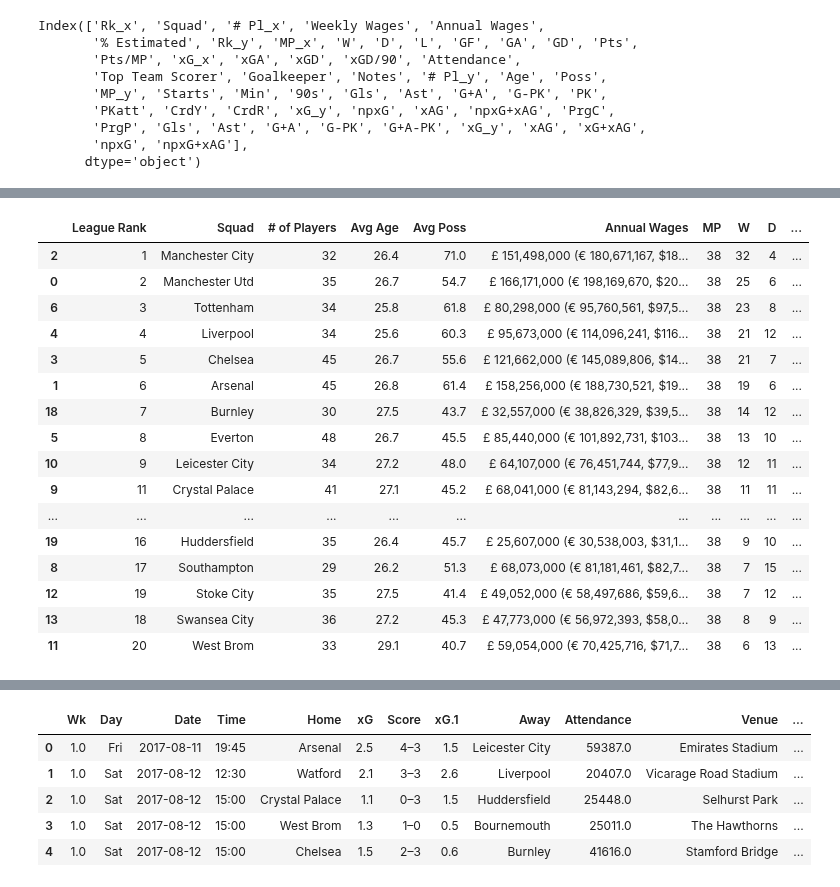
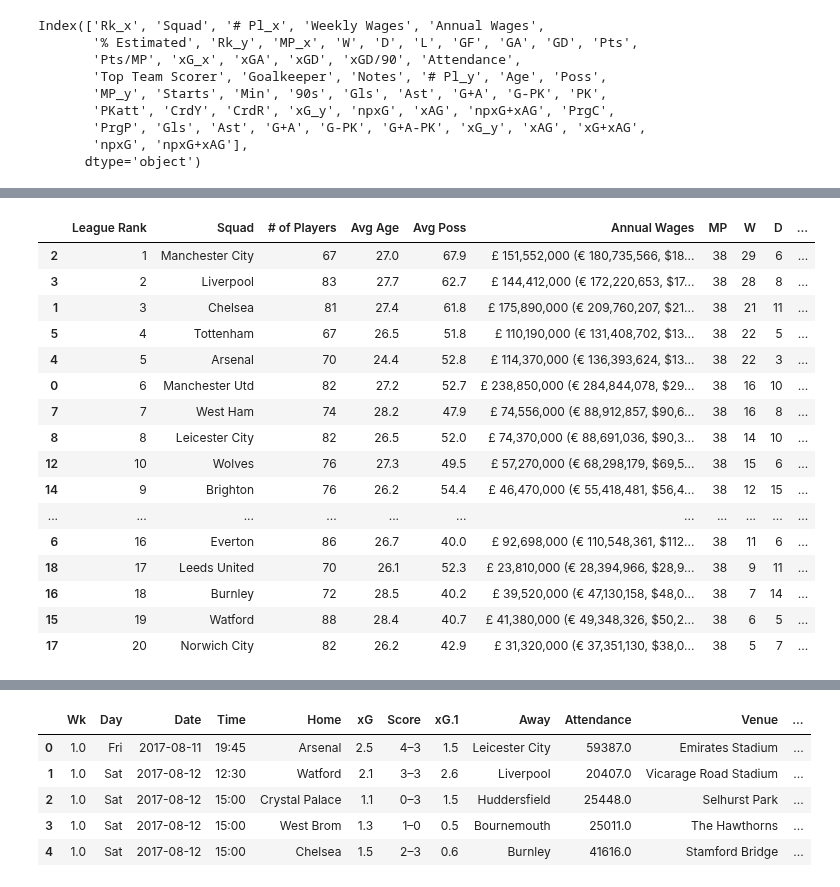
Before and after one commit to GurpreetChugh/Project-Football, a Jupyter notebook: EPL_Project_Football.ipynb, the cells around one changed output, grey strips where cells are left out. Saved outputs shown, nothing was run; the diff lists cells and outputs as text; code cells hidden in the pictures.

```diff
--- a/EPL_Project_Football.ipynb
+++ b/EPL_Project_Football.ipynb
@@ -23,5 +31,9 @@ EPL_2018_summary2_df.head()
 # %%
 # Remove upper level to allow for merging with other tables
 EPL_2018_summary2_df = EPL_2018_summary2_df.droplevel(0, axis = 1)
+EPL_2019_summary2_df = EPL_2019_summary2_df.droplevel(0, axis = 1)
+EPL_2020_summary2_df = EPL_2020_summary2_df.droplevel(0, axis = 1)
+EPL_2021_summary2_df = EPL_2021_summary2_df.droplevel(0, axis = 1)
+EPL_2022_summary2_df = EPL_2022_summary2_df.droplevel(0, axis = 1)
 # %%
 # Get wages table for each of the last 5 seasons
@@ -68,6 +99,19 @@ Index(['Rk_x', 'Squad', '# Pl_x', 'Weekly Wages', 'Annual Wages',
 # Select desired columns for final summary table
 EPL_2018_sum_complete_df = EPL_2018_complete_df[['Rk_y', 'Squad','# Pl_x', 'Age', 'Poss', 'Annual Wages','MP_x', 'W', 'D', 'L', 'GF', 'GA', 'GD', 'Pts',
                                                    'Pts/MP', 'xG_x', 'xGA', 'xGD', 'xGD/90', 'Attendance']]
-EPL_2018_sum_complete_df.head()
+
+EPL_2019_sum_complete_df = EPL_2019_complete_df[['Rk_y', 'Squad','# Pl_x', 'Age', 'Poss', 'Annual Wages','MP_x', 'W', 'D', 'L', 'GF', 'GA', 'GD', 'Pts',
+                                                   'Pts/MP', 'xG_x', 'xGA', 'xGD', 'xGD/90', 'Attendance']]
+
+EPL_2020_sum_complete_df = EPL_2020_complete_df[['Rk_y', 'Squad','# Pl_x', 'Age', 'Poss', 'Annual Wages','MP_x', 'W', 'D', 'L', 'GF', 'GA', 'GD', 'Pts',
+                                                   'Pts/MP', 'xG_x', 'xGA', 'xGD', 'xGD/90', 'Attendance']]
+
+EPL_2021_sum_complete_df = EPL_2021_complete_df[['Rk_y', 'Squad','# Pl_x', 'Age', 'Poss', 'Annual Wages','MP_x', 'W', 'D', 'L', 'GF', 'GA', 'GD', 'Pts',
+                                                   'Pts/MP', 'xG_x', 'xGA', 'xGD', 'xGD/90', 'Attendance']]
+
+EPL_2022_sum_complete_df = EPL_2022_complete_df[['Rk_y', 'Squad','# Pl_x', 'Age', 'Poss', 'Annual Wages','MP_x', 'W', 'D', 'L', 'GF', 'GA', 'GD', 'Pts',
+                                                   'Pts/MP', 'xG_x', 'xGA', 'xGD', 'xGD/90', 'Attendance']]
+
+EPL_2022_sum_complete_df.head()
 # %% [output]
 |  | Rk_y | Squad | # Pl_x | Age | Poss | Annual Wages | MP_x | W | D | L | ... |
@@ -82,6 +126,26 @@ EPL_2018_sum_complete_df = EPL_2018_sum_complete_df.rename(columns={ 'Rk_y': 'Le
                                                                     'Poss': 'Avg Poss',
                                                                     '# Pl_x': '# of Players', 'MP_x': 'MP',
                                                                     'xG_x': 'xG'})
-EPL_2018_sum_complete_df.head()
+
+EPL_2019_sum_complete_df = EPL_2019_sum_complete_df.rename(columns={ 'Rk_y': 'League Rank', 'Age': 'Avg Age',
+                                                                    'Poss': 'Avg Poss',
+                                                                    '# Pl_x': '# of Players', 'MP_x': 'MP',
+                                                                    'xG_x': 'xG'})
+
+EPL_2020_sum_complete_df = EPL_2020_sum_complete_df.rename(columns={ 'Rk_y': 'League Rank', 'Age': 'Avg Age',
+                                                                    'Poss': 'Avg Poss',
+                                                                    '# Pl_x': '# of Players', 'MP_x': 'MP',
+                                                                    'xG_x': 'xG'})
+
+EPL_2021_sum_complete_df = EPL_2021_sum_complete_df.rename(columns={ 'Rk_y': 'League Rank', 'Age': 'Avg Age',
+                                                                    'Poss': 'Avg Poss',
+                                                                    '# Pl_x': '# of Players', 'MP_x': 'MP',
+                                                                    'xG_x': 'xG'})
+
+EPL_2022_sum_complete_df = EPL_2022_sum_complete_df.rename(columns={ 'Rk_y': 'League Rank', 'Age': 'Avg Age',
+                                                                    'Poss': 'Avg Poss',
+                                                                    '# Pl_x': '# of Players', 'MP_x': 'MP',
+                                                                    'xG_x': 'xG'})
+EPL_2022_sum_complete_df.head()
 # %% [output]
 |  | League Rank | Squad | # of Players | Avg Age | Avg Poss | Annual Wages | MP | W | D | ... |
@@ -93,22 +157,26 @@ EPL_2018_sum_complete_df.head()
 # %%
 # Sort by league position
 EPL_2018_sum_complete_df.sort_values('Pts', ascending=False)
+EPL_2019_sum_complete_df.sort_values('Pts', ascending=False)
+EPL_2020_sum_complete_df.sort_values('Pts', ascending=False)
+EPL_2021_sum_complete_df.sort_values('Pts', ascending=False)
+EPL_2022_sum_complete_df.sort_values('Pts', ascending=False)
 # %% [output]
 |  | League Rank | Squad | # of Players | Avg Age | Avg Poss | Annual Wages | MP | W | D | ... |
-| 2 | 1 | Manchester City | 32 | 26.4 | 71.0 | £ 151,498,000 (€ 180,671,167, $18... | 38 | 32 | 4 | ... |
-| 0 | 2 | Manchester Utd | 35 | 26.7 | 54.7 | £ 166,171,000 (€ 198,169,670, $20... | 38 | 25 | 6 | ... |
-| 6 | 3 | Tottenham | 34 | 25.8 | 61.8 | £ 80,298,000 (€ 95,760,561, $97,5... | 38 | 23 | 8 | ... |
-| 4 | 4 | Liverpool | 34 | 25.6 | 60.3 | £ 95,673,000 (€ 114,096,241, $116... | 38 | 21 | 12 | ... |
-| 3 | 5 | Chelsea | 45 | 26.7 | 55.6 | £ 121,662,000 (€ 145,089,806, $14... | 38 | 21 | 7 | ... |
-| 1 | 6 | Arsenal | 45 | 26.8 | 61.4 | £ 158,256,000 (€ 188,730,521, $19... | 38 | 19 | 6 | ... |
-| 18 | 7 | Burnley | 30 | 27.5 | 43.7 | £ 32,557,000 (€ 38,826,329, $39,5... | 38 | 14 | 12 | ... |
-| 5 | 8 | Everton | 48 | 26.7 | 45.5 | £ 85,440,000 (€ 101,892,731, $103... | 38 | 13 | 10 | ... |
-| 10 | 9 | Leicester City | 34 | 27.2 | 48.0 | £ 64,107,000 (€ 76,451,744, $77,9... | 38 | 12 | 11 | ... |
-| 9 | 11 | Crystal Palace | 41 | 27.1 | 45.2 | £ 68,041,000 (€ 81,143,294, $82,6... | 38 | 11 | 11 | ... |
+| 2 | 1 | Manchester City | 67 | 27.0 | 67.9 | £ 151,552,000 (€ 180,735,566, $18... | 38 | 29 | 6 | ... |
+| 3 | 2 | Liverpool | 83 | 27.7 | 62.7 | £ 144,412,000 (€ 172,220,653, $17... | 38 | 28 | 8 | ... |
+| 1 | 3 | Chelsea | 81 | 27.4 | 61.8 | £ 175,890,000 (€ 209,760,207, $21... | 38 | 21 | 11 | ... |
+| 5 | 4 | Tottenham | 67 | 26.5 | 51.8 | £ 110,190,000 (€ 131,408,702, $13... | 38 | 22 | 5 | ... |
+| 4 | 5 | Arsenal | 70 | 24.4 | 52.8 | £ 114,370,000 (€ 136,393,624, $13... | 38 | 22 | 3 | ... |
+| 0 | 6 | Manchester Utd | 82 | 27.2 | 52.7 | £ 238,850,000 (€ 284,844,078, $29... | 38 | 16 | 10 | ... |
+| 7 | 7 | West Ham | 74 | 28.2 | 47.9 | £ 74,556,000 (€ 88,912,857, $90,6... | 38 | 16 | 8 | ... |
+| 8 | 8 | Leicester City | 82 | 26.5 | 52.0 | £ 74,370,000 (€ 88,691,036, $90,3... | 38 | 14 | 10 | ... |
+| 12 | 10 | Wolves | 76 | 27.3 | 49.5 | £ 57,270,000 (€ 68,298,179, $69,5... | 38 | 15 | 6 | ... |
+| 14 | 9 | Brighton | 76 | 26.2 | 54.4 | £ 46,470,000 (€ 55,418,481, $56,4... | 38 | 12 | 15 | ... |
 | ... | ... | ... | ... | ... | ... | ... | ... | ... | ... | ... |
-| 19 | 16 | Huddersfield | 35 | 26.4 | 45.7 | £ 25,607,000 (€ 30,538,003, $31,1... | 38 | 9 | 10 | ... |
-| 8 | 17 | Southampton | 29 | 26.2 | 51.3 | £ 68,073,000 (€ 81,181,461, $82,7... | 38 | 7 | 15 | ... |
-| 12 | 19 | Stoke City | 35 | 27.5 | 41.4 | £ 49,052,000 (€ 58,497,686, $59,6... | 38 | 7 | 12 | ... |
-| 13 | 18 | Swansea City | 36 | 27.2 | 45.3 | £ 47,773,000 (€ 56,972,393, $58,0... | 38 | 8 | 9 | ... |
-| 11 | 20 | West Brom | 33 | 29.1 | 40.7 | £ 59,054,000 (€ 70,425,716, $71,7... | 38 | 6 | 13 | ... |
+| 6 | 16 | Everton | 86 | 26.7 | 40.0 | £ 92,698,000 (€ 110,548,361, $112... | 38 | 11 | 6 | ... |
+| 18 | 17 | Leeds United | 70 | 26.1 | 52.3 | £ 23,810,000 (€ 28,394,966, $28,9... | 38 | 9 | 11 | ... |
+| 16 | 18 | Burnley | 72 | 28.5 | 40.2 | £ 39,520,000 (€ 47,130,158, $48,0... | 38 | 7 | 14 | ... |
+| 15 | 19 | Watford | 88 | 28.4 | 40.7 | £ 41,380,000 (€ 49,348,326, $50,2... | 38 | 6 | 5 | ... |
+| 17 | 20 | Norwich City | 82 | 26.2 | 42.9 | £ 31,320,000 (€ 37,351,130, $38,0... | 38 | 5 | 7 | ... |
 # %%
```
Also changed, not shown: parts of 13 cells of this notebook.
